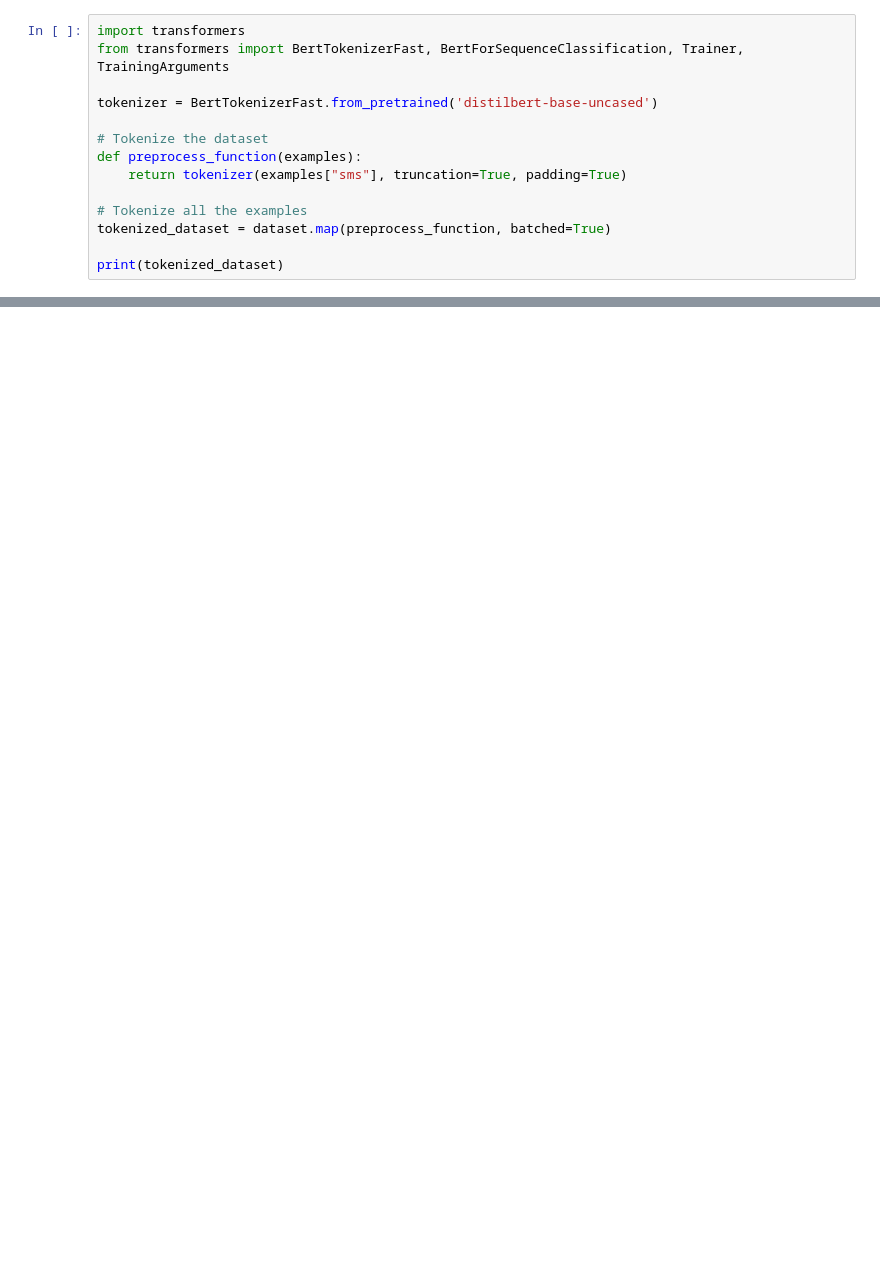
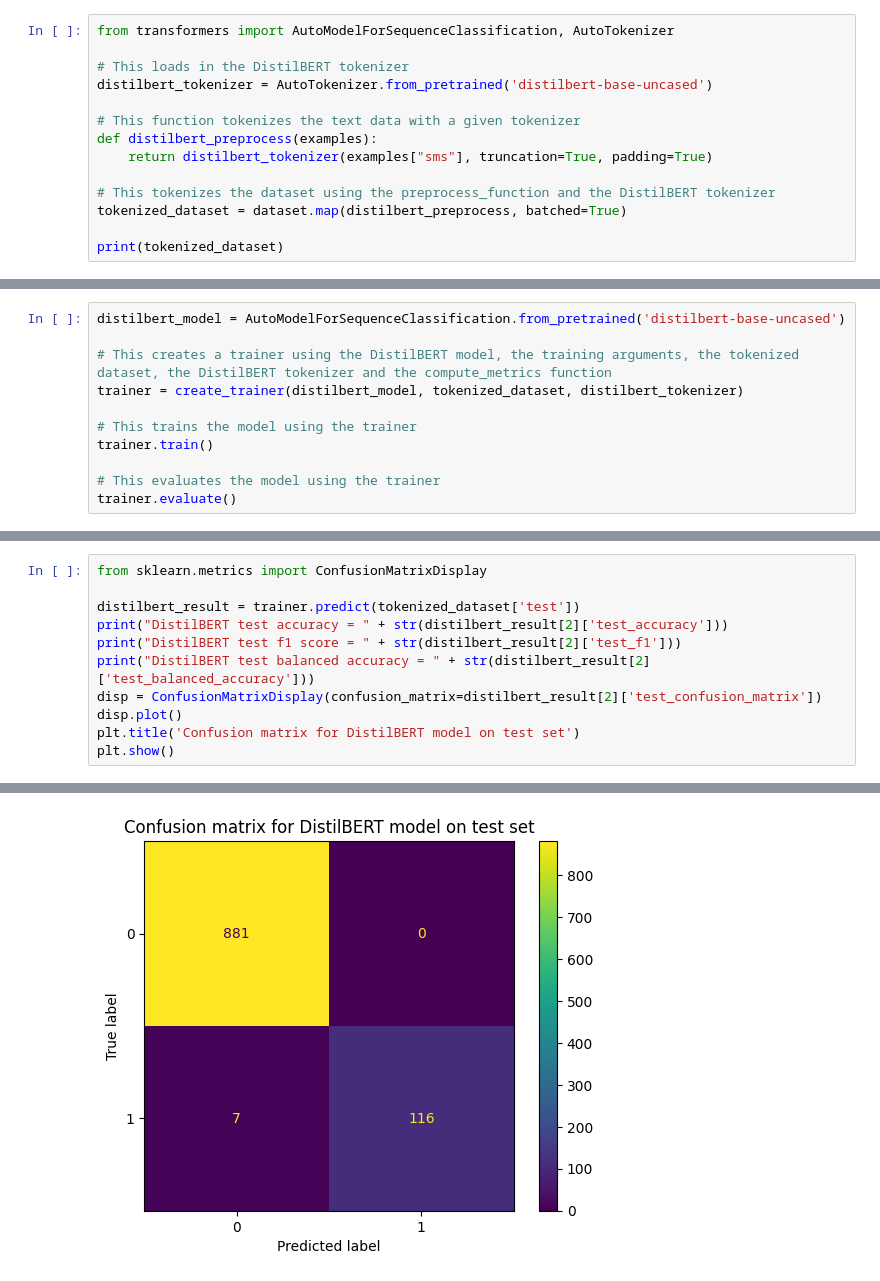
Before and after one commit to kevzhuo/Spam_Detection, a Jupyter notebook: main.ipynb, the cells around one changed output, grey strips where cells are left out. Cells and saved outputs as stored; diff of their text form; blank space fills up the shorter version.

```diff
--- a/main.ipynb
+++ b/main.ipynb
@@ -35,15 +150,15 @@ DatasetDict({
 # %%
-import transformers
-from transformers import BertTokenizerFast, BertForSequenceClassification, Trainer, TrainingArguments
+from transformers import AutoModelForSequenceClassification, AutoTokenizer
 
-tokenizer = BertTokenizerFast.from_pretrained('distilbert-base-uncased')
+# This loads in the DistilBERT tokenizer
+distilbert_tokenizer = AutoTokenizer.from_pretrained('distilbert-base-uncased')
 
-# Tokenize the dataset
-def preprocess_function(examples):
-    return tokenizer(examples["sms"], truncation=True, padding=True)
+# This function tokenizes the text data with a given tokenizer
+def distilbert_preprocess(examples):
+    return distilbert_tokenizer(examples["sms"], truncation=True, padding=True)
 
-# Tokenize all the examples
-tokenized_dataset = dataset.map(preprocess_function, batched=True)
+# This tokenizes the dataset using the preprocess_function and the DistilBERT tokenizer
+tokenized_dataset = dataset.map(distilbert_preprocess, batched=True)
 
 print(tokenized_dataset)
 # %% [output]
@@ -125,0 +179,11 @@ trainer.evaluate(tokenized_dataset['test'])
+# %%
+distilbert_model = AutoModelForSequenceClassification.from_pretrained('distilbert-base-uncased')
+
+# This creates a trainer using the DistilBERT model, the training arguments, the tokenized dataset, the DistilBERT tokenizer and the compute_metrics function
+trainer = create_trainer(distilbert_model, tokenized_dataset, distilbert_tokenizer)
+
+# This trains the model using the trainer
+trainer.train()
+
+# This evaluates the model using the trainer
+trainer.evaluate()
@@ -125,0 +210,12 @@ trainer.evaluate(tokenized_dataset['test'])
+# %%
+from sklearn.metrics import ConfusionMatrixDisplay
+
+distilbert_result = trainer.predict(tokenized_dataset['test'])
+print("DistilBERT test accuracy = " + str(distilbert_result[2]['test_accuracy']))
+print("DistilBERT test f1 score = " + str(distilbert_result[2]['test_f1']))
+print("DistilBERT test balanced accuracy = " + str(distilbert_result[2]['test_balanced_accuracy']))
+disp = ConfusionMatrixDisplay(confusion_matrix=distilbert_result[2]['test_confusion_matrix'])
+disp.plot()
+plt.title('Confusion matrix for DistilBERT model on test set')
+plt.show()
+# %% [output]
@@ -125,0 +225 @@ trainer.evaluate(tokenized_dataset['test'])
+[figure, added]
```
Also changed, not shown: parts of 21 cells of this notebook, 1 other file.
